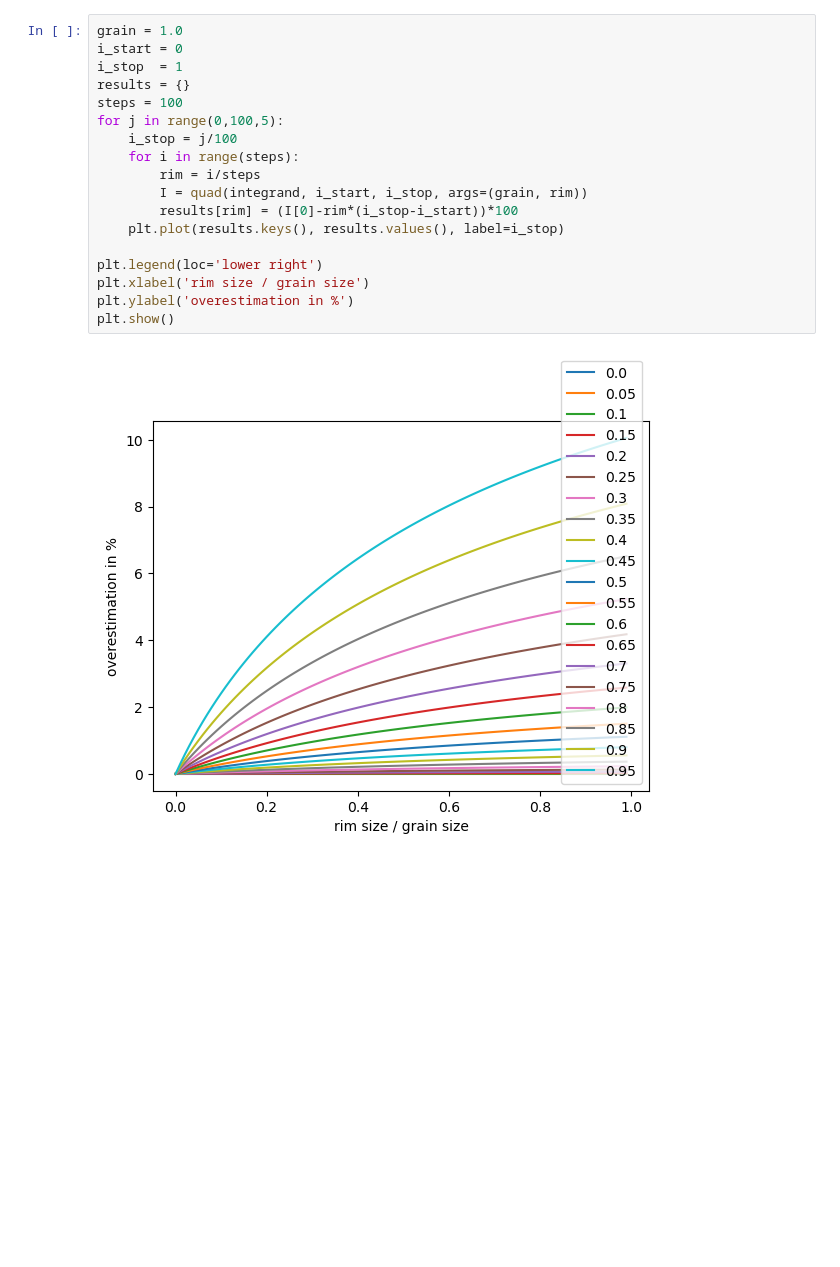
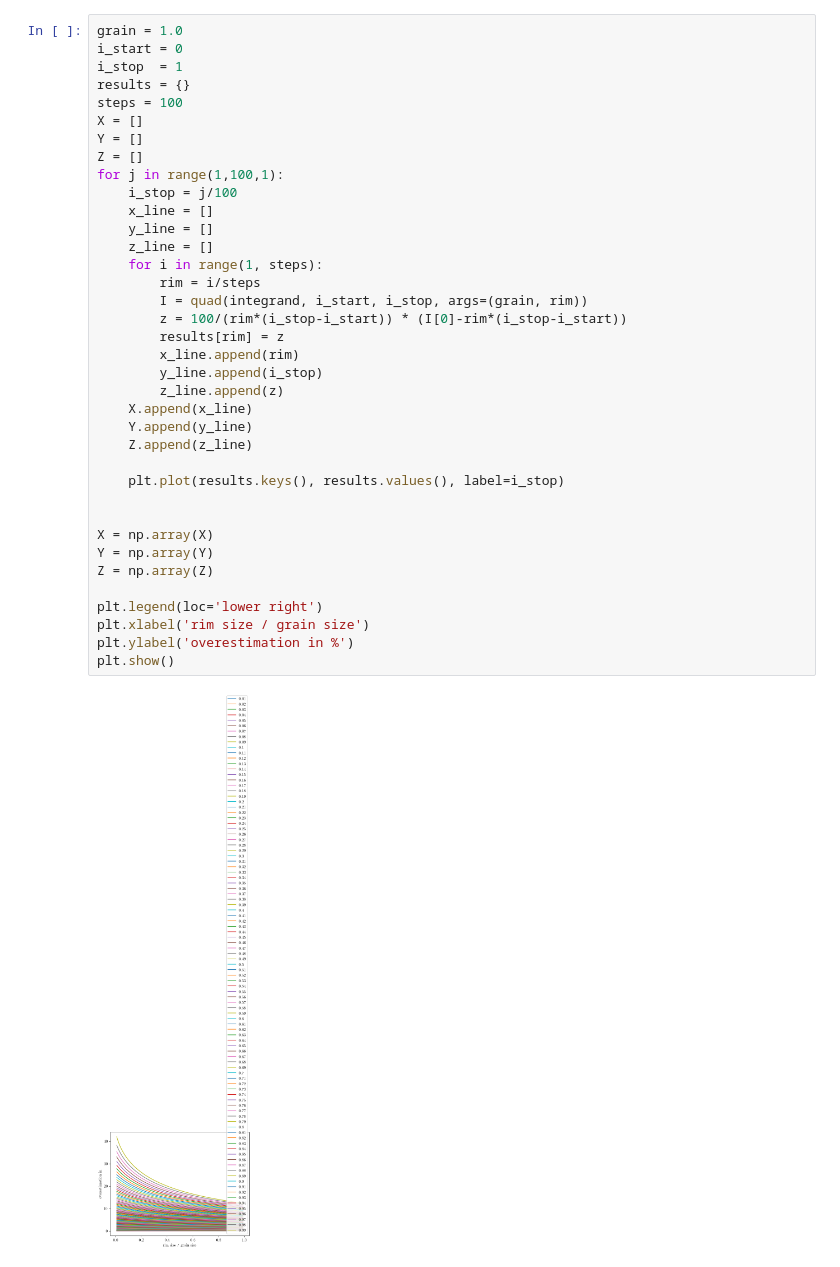
Before and after one commit to kleinerELM/Dissertation, a Jupyter notebook: figures/hydrate-rim/graph/sectioning_graphs.ipynb, the cells around one changed output. Saved outputs shown, nothing was run; the diff lists cells and outputs as text; blank space fills up the shorter version.

Commit message:
sectioning overestimation graph included

```diff
--- a/figures/hydrate-rim/graph/sectioning_graphs.ipynb
+++ b/figures/hydrate-rim/graph/sectioning_graphs.ipynb
@@ -20,20 +21,39 @@ print(I[0])
 # %%
 grain = 1.0
 i_start = 0
 i_stop  = 1
 results = {}
 steps = 100
-for j in range(0,100,5):
+X = []
+Y = []
+Z = []
+for j in range(1,100,1):
 	i_stop = j/100
-	for i in range(steps):
+	x_line = []
+	y_line = []
+	z_line = []
+	for i in range(1, steps):
 		rim = i/steps
 		I = quad(integrand, i_start, i_stop, args=(grain, rim))
-		results[rim] = (I[0]-rim*(i_stop-i_start))*100
+		z = 100/(rim*(i_stop-i_start)) * (I[0]-rim*(i_stop-i_start))
+		results[rim] = z
+		x_line.append(rim)
+		y_line.append(i_stop)
+		z_line.append(z)
+	X.append(x_line)
+	Y.append(y_line)
+	Z.append(z_line)
+
 	plt.plot(results.keys(), results.values(), label=i_stop)
+
+
+X = np.array(X)
+Y = np.array(Y)
+Z = np.array(Z)
 
 plt.legend(loc='lower right')
 plt.xlabel('rim size / grain size')
 plt.ylabel('overestimation in %')
 plt.show()
 # %% [output]
-[figure, old version]
+[figure, new version]
```
Also changed, not shown: parts of 3 cells of this notebook, 3 other files.
